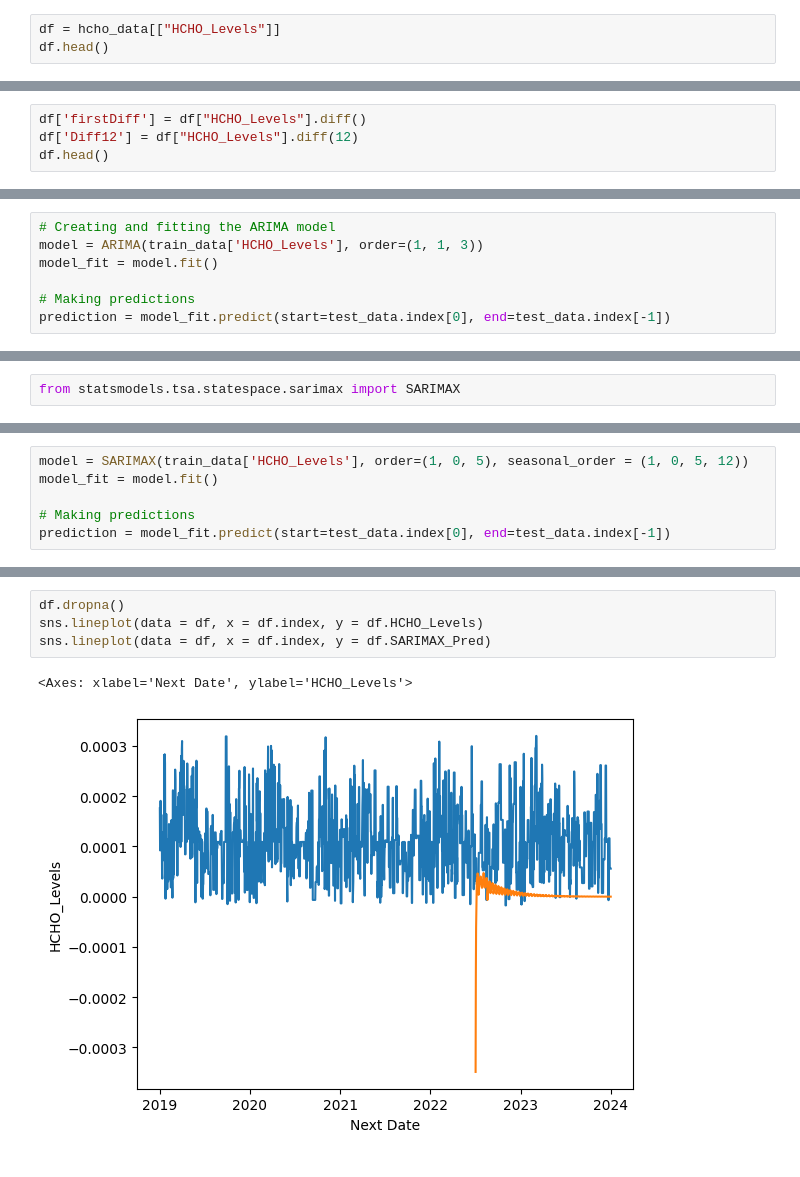
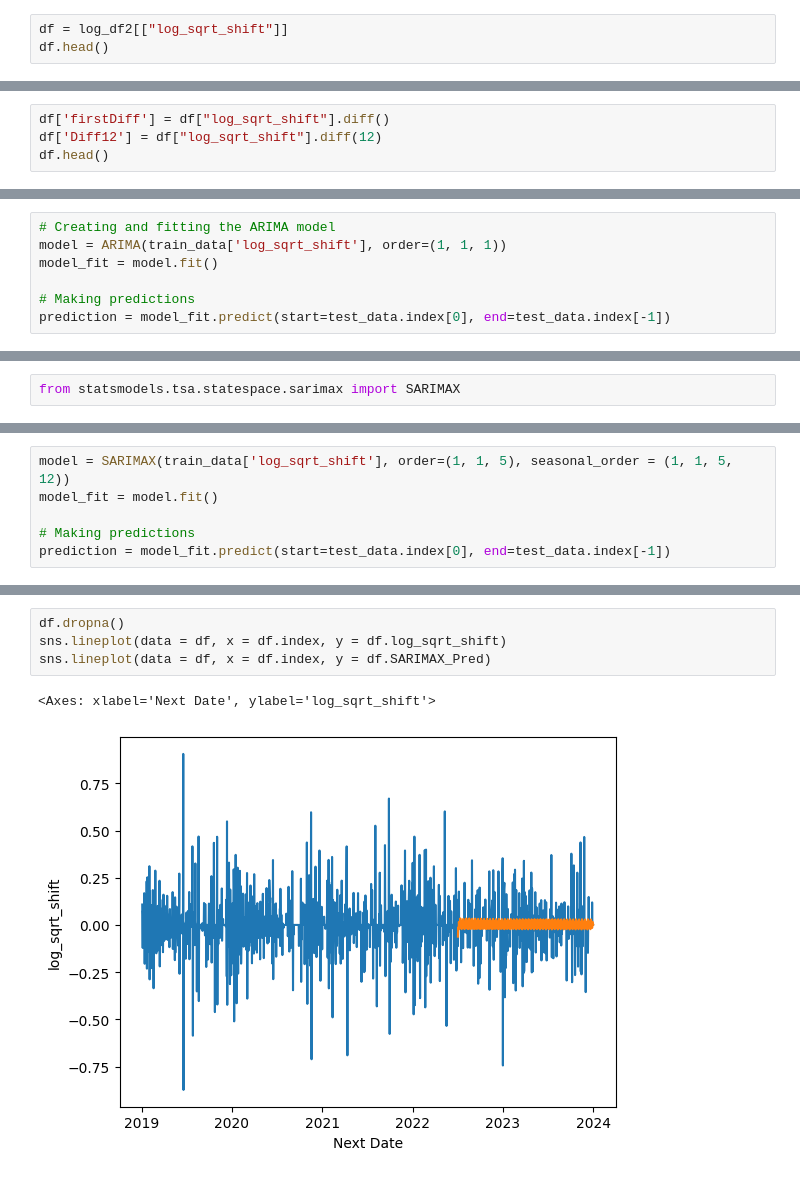
Before and after one commit to VinukaSilva/HCHO-Prediction, a Jupyter notebook: Forecasting.ipynb, the cells around one changed output, grey strips where cells are left out. Drawn from its saved outputs; the diff is of its cells as text.

```diff
--- a/Forecasting.ipynb
+++ b/Forecasting.ipynb
@@ -144,4 +156,4 @@ log_df2.head()
 # %%
-df = hcho_data[["HCHO_Levels"]]
+df = log_df2[["log_sqrt_shift"]]
 df.head()
 # %% [output]
@@ -155,5 +167,5 @@ df.head()
 # %%
-df['firstDiff'] = df["HCHO_Levels"].diff()
-df['Diff12'] = df["HCHO_Levels"].diff(12)
+df['firstDiff'] = df["log_sqrt_shift"].diff()
+df['Diff12'] = df["log_sqrt_shift"].diff(12)
 df.head()
 # %% [output]
@@ -207,6 +219,6 @@ test_data.tail()
 # %%
 # Creating and fitting the ARIMA model
-model = ARIMA(train_data['HCHO_Levels'], order=(1, 1, 3))
+model = ARIMA(train_data['log_sqrt_shift'], order=(1, 1, 1))
 model_fit = model.fit()
 
 # Making predictions
@@ -251,5 +263,5 @@ plt.ylim(-0.25, 1)
 # %%
-model = SARIMAX(train_data['HCHO_Levels'], order=(1, 0, 5), seasonal_order = (1, 0, 5, 12))
+model = SARIMAX(train_data['log_sqrt_shift'], order=(1, 1, 5), seasonal_order = (1, 1, 5, 12))
 model_fit = model.fit()
 
 # Making predictions
@@ -268,7 +280,7 @@ df.tail()
 # %%
 df.dropna()
-sns.lineplot(data = df, x = df.index, y = df.HCHO_Levels)
+sns.lineplot(data = df, x = df.index, y = df.log_sqrt_shift)
 sns.lineplot(data = df, x = df.index, y = df.SARIMAX_Pred)
 # %% [output]
-<Axes: xlabel='Next Date', ylabel='HCHO_Levels'>
+<Axes: xlabel='Next Date', ylabel='log_sqrt_shift'>
-[figure, old version]
+[figure, new version]
```
Also changed, not shown: parts of 13 cells of this notebook, 2 other files.
